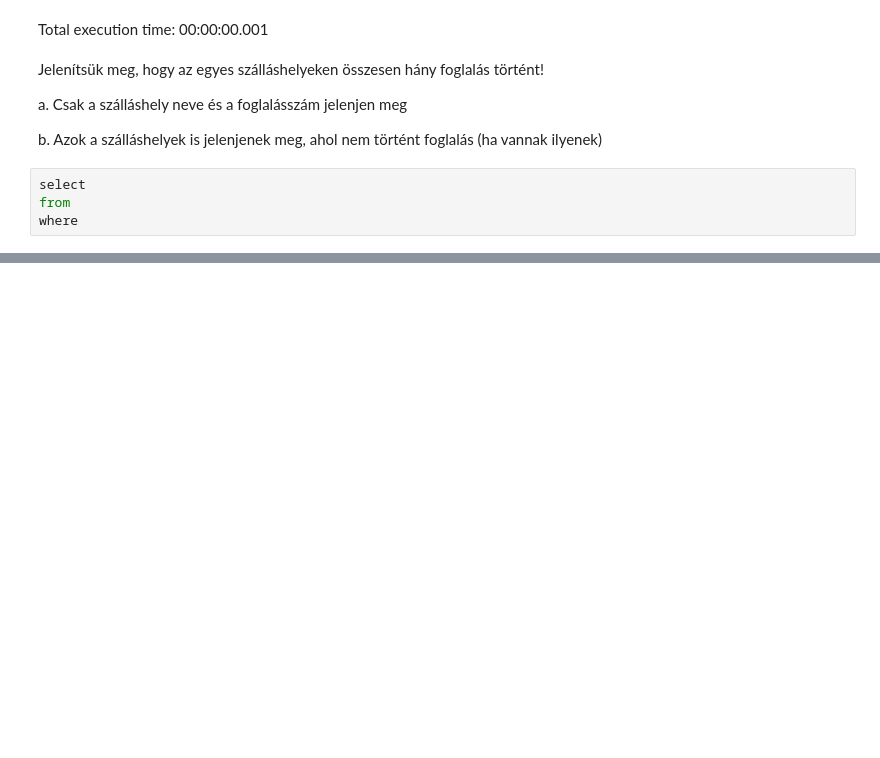
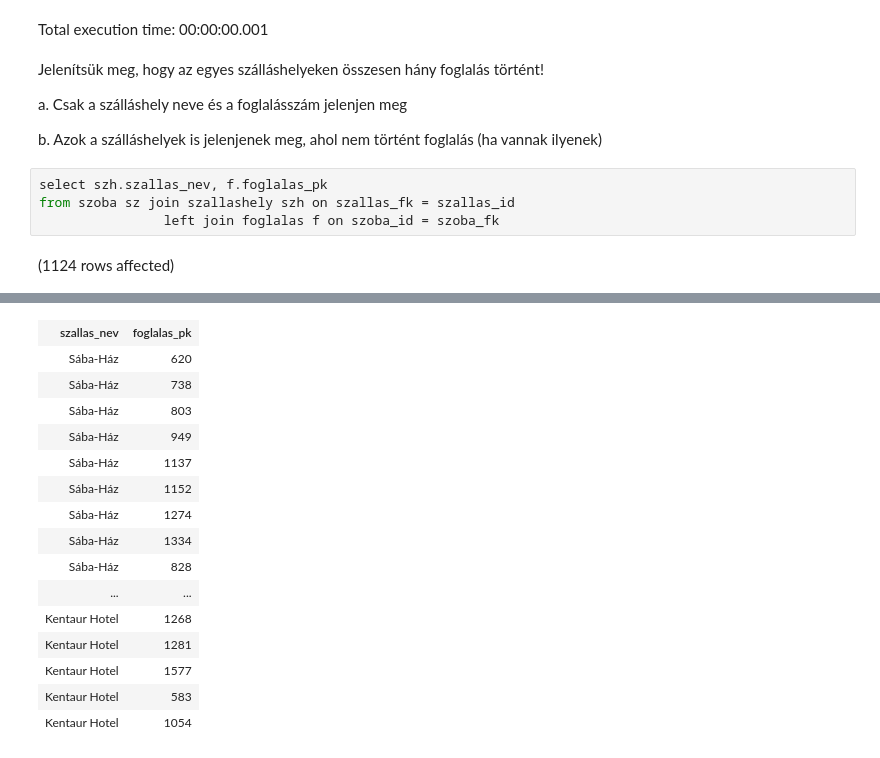
Before and after one commit to BrainFreezedCat/ZH1, a Jupyter notebook: ZH1kolozsvary.ipynb, the cells around one changed output, grey strips where cells are left out. Saved outputs shown, nothing was run; the diff lists cells and outputs as text; blank space fills up the shorter version.

```diff
--- a/ZH1kolozsvary.ipynb
+++ b/ZH1kolozsvary.ipynb
@@ -38,7 +38,9 @@ Jelenítsük meg, hogy az egyes szálláshelyeken összesen hány foglalás tör
 a. Csak a szálláshely neve és a foglalásszám jelenjen meg
 
 b. Azok a szálláshelyek is jelenjenek meg, ahol nem történt foglalás (ha vannak ilyenek)
-# %%
-select
-from
-where
+# %%
+select szh.szallas_nev, f.foglalas_pk
+from szoba sz join szallashely szh on szallas_fk = szallas_id
+                left join foglalas f on szoba_id = szoba_fk
+# %% [output]
+(1124 rows affected)
@@ -44,0 +48,16 @@ where
+| szallas_nev | foglalas_pk |
+| Sába-Ház | 620 |
+| Sába-Ház | 738 |
+| Sába-Ház | 803 |
+| Sába-Ház | 949 |
+| Sába-Ház | 1137 |
+| Sába-Ház | 1152 |
+| Sába-Ház | 1274 |
+| Sába-Ház | 1334 |
+| Sába-Ház | 828 |
+| ... | ... |
+| Kentaur Hotel | 1268 |
+| Kentaur Hotel | 1281 |
+| Kentaur Hotel | 1577 |
+| Kentaur Hotel | 583 |
+| Kentaur Hotel | 1054 |
```
Also changed, not shown: parts of 1 cell of this notebook.
